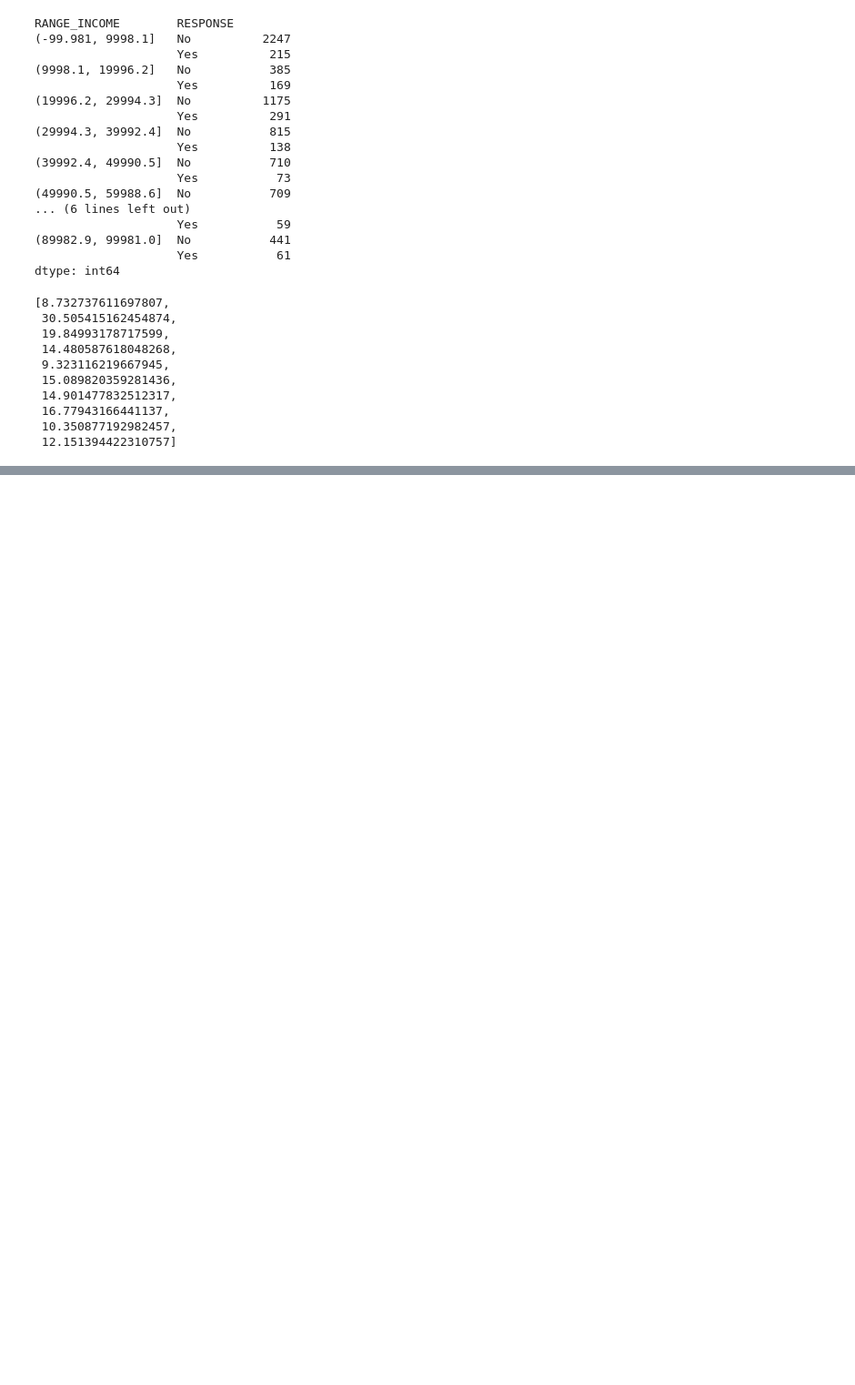
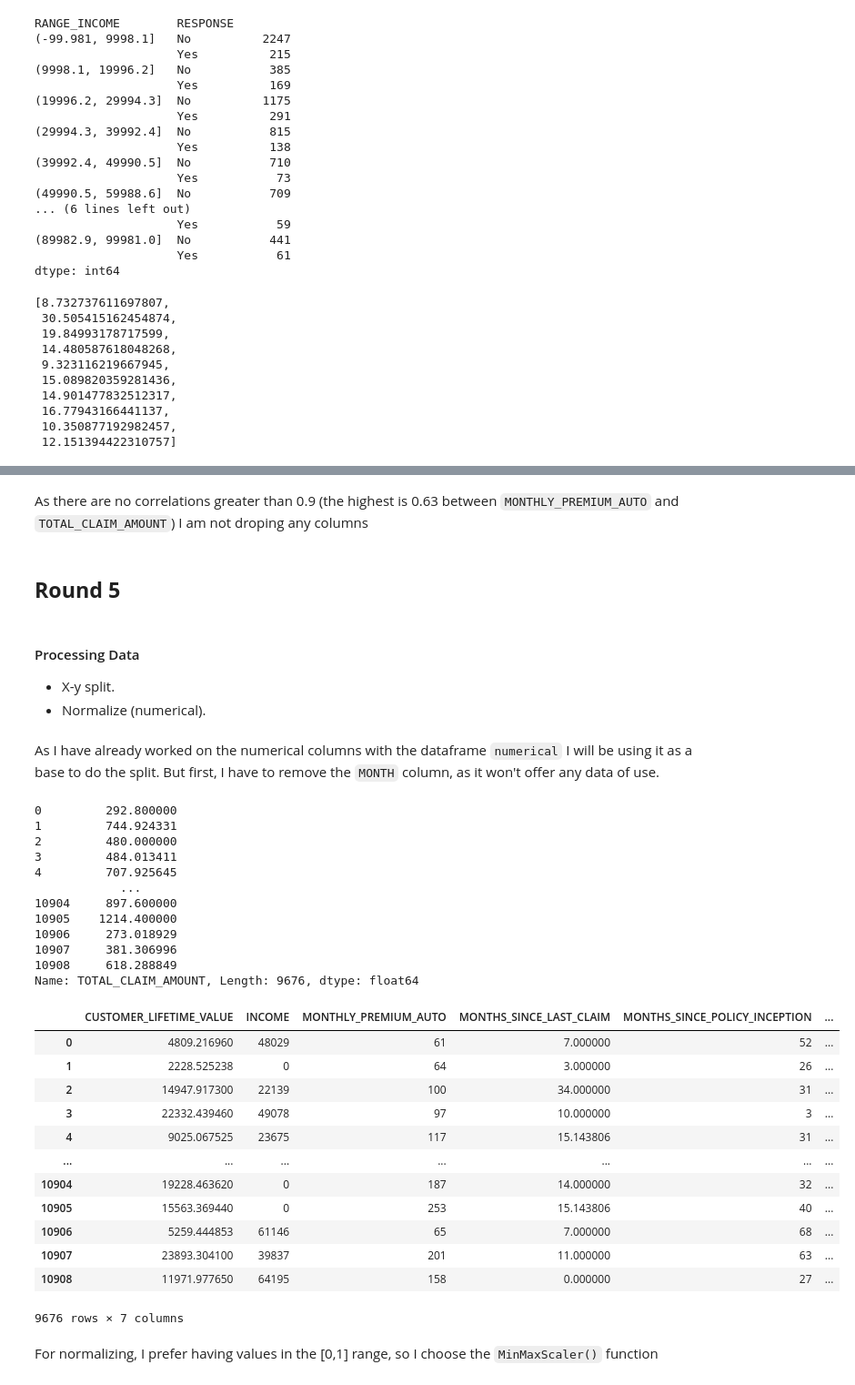
Before and after one commit to cargide/Customer-Analysis-Round, a Jupyter notebook: Customer Analysis Round 2.ipynb, the cells around one changed output, grey strips where cells are left out. Shown at 91% size. Drawn from its saved outputs; the diff is of its cells as text; code cells hidden in the pictures; blank space fills up the shorter version.

```diff
--- a/Customer Analysis Round 2.ipynb
+++ b/Customer Analysis Round 2.ipynb
@@ -610,0 +611,47 @@ As there are no correlations greater than 0.9 (the highest is 0.63 between `MONT
+# %% [markdown]
+As there are no correlations greater than 0.9 (the highest is 0.63 between `MONTHLY_PREMIUM_AUTO` and `TOTAL_CLAIM_AMOUNT`) I am not droping any columns
+# %% [markdown]
+## **Round 5**
+# %% [markdown]
+#### Processing Data
+- X-y split.
+- Normalize (numerical).
+# %% [markdown]
+As I have already worked on the numerical columns with the dataframe `numerical` I will be using it as a base to do the split.
+But first, I have to remove the `MONTH` column, as it won't offer any data of use.
+# %%
+numerical = numerical.drop(['MONTH'], axis=1)
+# %%
+# numerical
+y = numerical['TOTAL_CLAIM_AMOUNT']
+X = numerical.drop(['TOTAL_CLAIM_AMOUNT'], axis=1)
+display(y)
+X
+# %% [output]
+0         292.800000
+1         744.924331
+2         480.000000
+3         484.013411
+4         707.925645
+            ...
+10904     897.600000
+10905    1214.400000
+10906     273.018929
+10907     381.306996
+10908     618.288849
+Name: TOTAL_CLAIM_AMOUNT, Length: 9676, dtype: float64
+|  | CUSTOMER_LIFETIME_VALUE | INCOME | MONTHLY_PREMIUM_AUTO | MONTHS_SINCE_LAST_CLAIM | MONTHS_SINCE_POLICY_INCEPTION | ... |
+| 0 | 4809.216960 | 48029 | 61 | 7.000000 | 52 | ... |
+| 1 | 2228.525238 | 0 | 64 | 3.000000 | 26 | ... |
+| 2 | 14947.917300 | 22139 | 100 | 34.000000 | 31 | ... |
+| 3 | 22332.439460 | 49078 | 97 | 10.000000 | 3 | ... |
+| 4 | 9025.067525 | 23675 | 117 | 15.143806 | 31 | ... |
+| ... | ... | ... | ... | ... | ... | ... |
+| 10904 | 19228.463620 | 0 | 187 | 14.000000 | 32 | ... |
+| 10905 | 15563.369440 | 0 | 253 | 15.143806 | 40 | ... |
+| 10906 | 5259.444853 | 61146 | 65 | 7.000000 | 68 | ... |
+| 10907 | 23893.304100 | 39837 | 201 | 11.000000 | 63 | ... |
+| 10908 | 11971.977650 | 64195 | 158 | 0.000000 | 27 | ... |
+9676 rows × 7 columns
+# %% [markdown]
+For normalizing, I prefer having values in the [0,1] range, so I choose the `MinMaxScaler()` function
```
Also changed, not shown: parts of 54 cells of this notebook.
